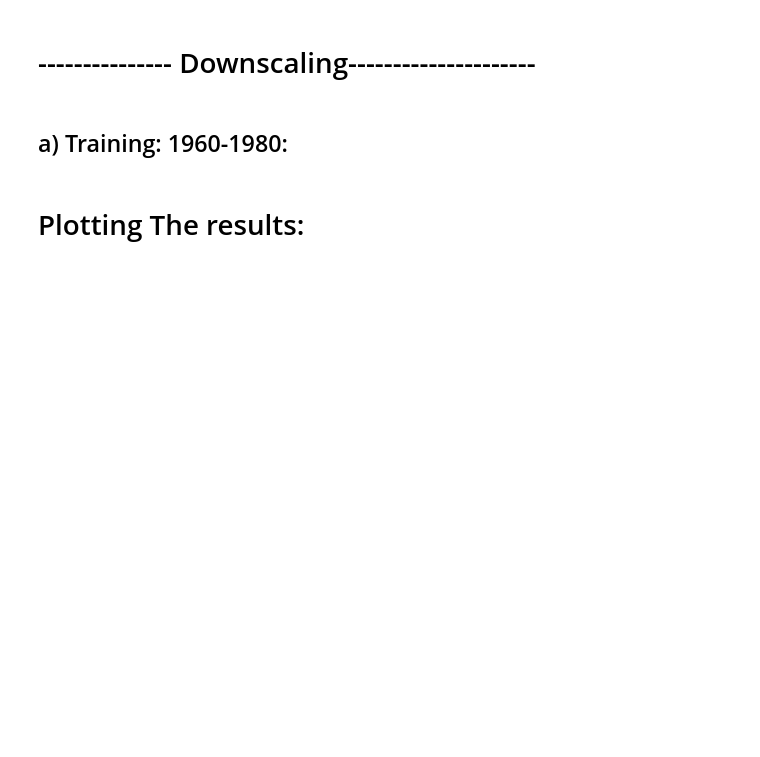
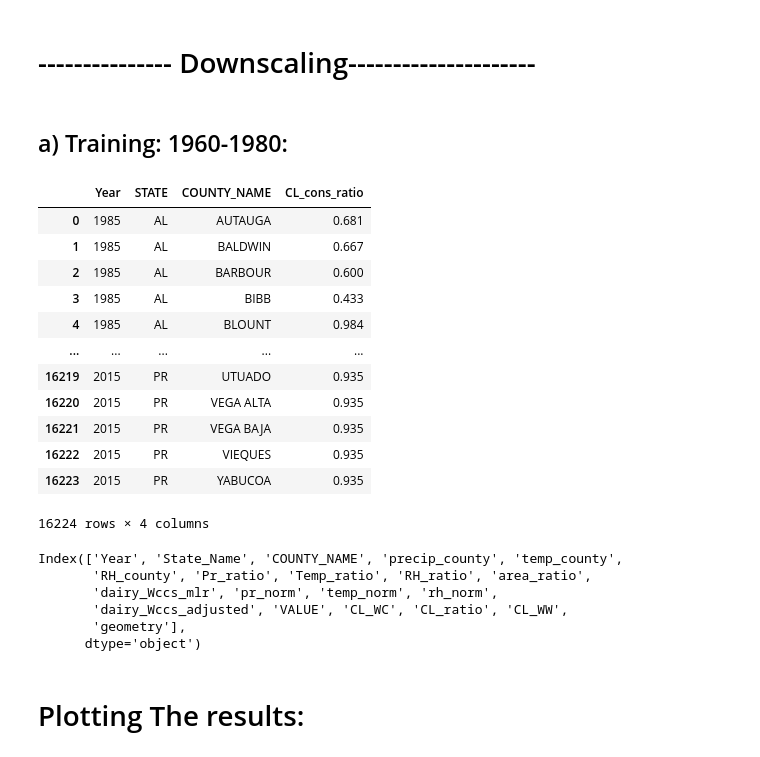
Before and after one commit to Habte1345/HighRes_County_level_LivestockWaterUse_CONUS_dataset, a Jupyter notebook: Notebooks/debug.ipynb, the cells around one changed output. Drawn from its saved outputs; the diff is of its cells as text; code cells hidden in the pictures; blank space fills up the shorter version.

```diff
--- a/Notebooks/debug.ipynb
+++ b/Notebooks/debug.ipynb
@@ -77,6 +77,34 @@ County_Level_Dairy_Cattle_WC_WW_1985_2022_geo = merge_with_counties(County_Level
 County_Level_Beef_Cattle_WC_WW_1985_2022_geo = merge_with_counties(County_Level_Beef_Cattle_WC_WW_1985_2022)
 County_Level_Hogs_County_WC_WW_1985_2022_geo = merge_with_counties(County_Level_Hogs_WC_WW_1985_2022)
 County_Level_Poultry_WC_WW_1985_2022_geo = merge_with_counties(County_Level_Poultry_WC_WW_1985_2022)
+# %%
+data_dir = r"C:\Users\hdagne1\Box\Dr.Mesfin Research\Codes\HighRes_County_level_LivestockWaterUse_CONUS_dataset\data\proccessed_data"
+County_Level_Dairy_Cattle_WC_WW_1985_2022 = pd.read_feather(os.path.join(data_dir,"usgs", "usgs_water_data_feather", "usgs_county_cons_1985_2015.feather"))
+County_Level_Dairy_Cattle_WC_WW_1985_2022['COUNTY_NAME'] = County_Level_Dairy_Cattle_WC_WW_1985_2022['COUNTY_NAME'].str.replace(' County', '').str.upper()
+County_Level_Dairy_Cattle_WC_WW_1985_2022
+# %% [output]
+|  | Year | STATE | COUNTY_NAME | CL_cons_ratio |
+| 0 | 1985 | AL | AUTAUGA | 0.681 |
+| 1 | 1985 | AL | BALDWIN | 0.667 |
+| 2 | 1985 | AL | BARBOUR | 0.600 |
+| 3 | 1985 | AL | BIBB | 0.433 |
+| 4 | 1985 | AL | BLOUNT | 0.984 |
+| ... | ... | ... | ... | ... |
+| 16219 | 2015 | PR | UTUADO | 0.935 |
+| 16220 | 2015 | PR | VEGA ALTA | 0.935 |
+| 16221 | 2015 | PR | VEGA BAJA | 0.935 |
+| 16222 | 2015 | PR | VIEQUES | 0.935 |
+| 16223 | 2015 | PR | YABUCOA | 0.935 |
+16224 rows × 4 columns
+# %%
+County_Level_Dairy_Cattle_WC_WW_1985_2022_geo.columns
+# %% [output]
+Index(['Year', 'State_Name', 'COUNTY_NAME', 'precip_county', 'temp_county',
+       'RH_county', 'Pr_ratio', 'Temp_ratio', 'RH_ratio', 'area_ratio',
+       'dairy_Wccs_mlr', 'pr_norm', 'temp_norm', 'rh_norm',
+       'dairy_Wccs_adjusted', 'VALUE', 'CL_WC', 'CL_ratio', 'CL_WW',
+       'geometry'],
+      dtype='object')
 # %% [markdown]
 # Plotting The results:
 # %% [markdown]
```
Also changed, not shown: parts of 1 cell of this notebook.
